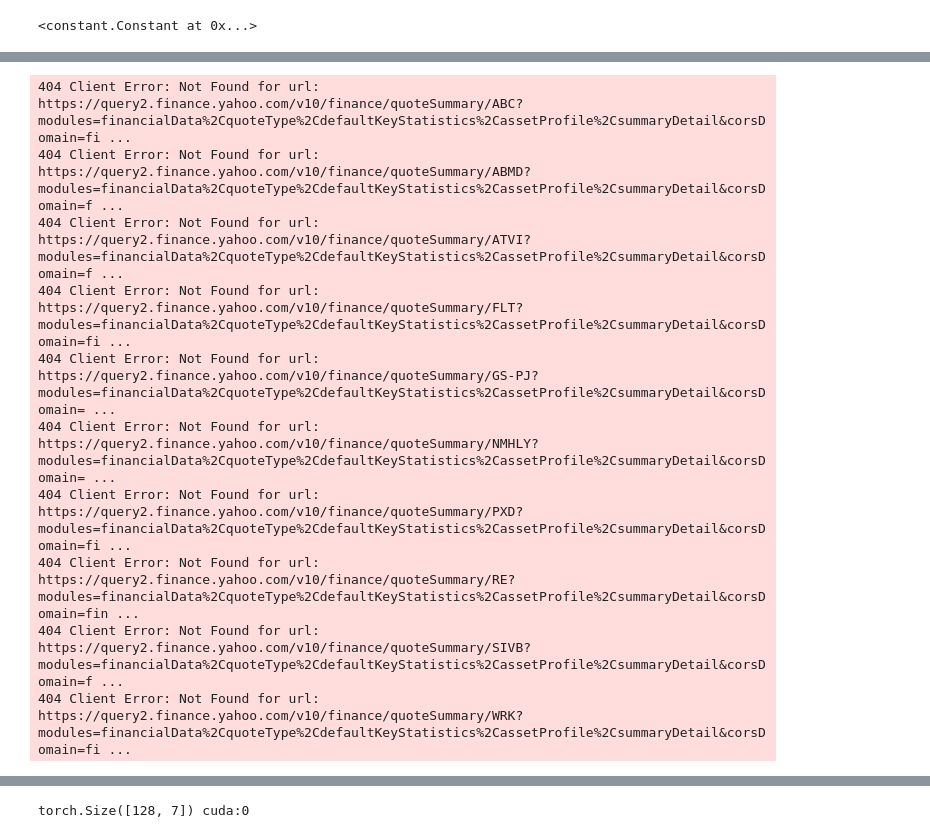
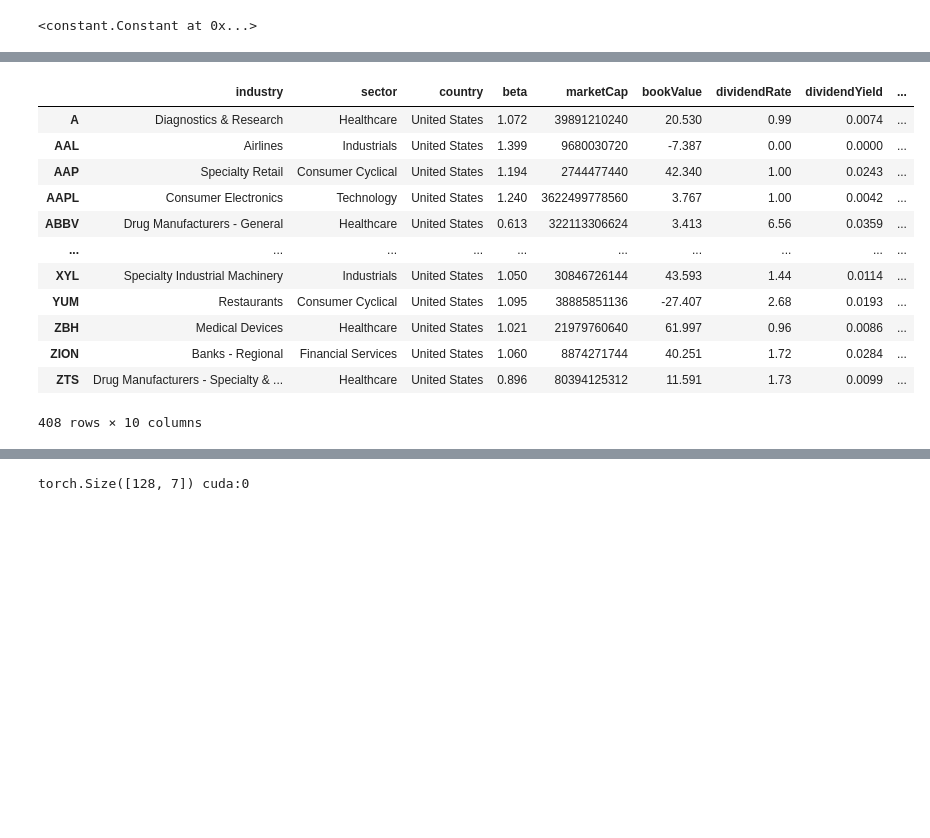
Before and after one commit to luanlam97/Gated_fusion, a Jupyter notebook: main.ipynb, the cells around one changed output, grey strips where cells are left out. Cells and saved outputs as stored; diff of their text form; code cells hidden in the pictures; blank space fills up the shorter version.

```diff
--- a/main.ipynb
+++ b/main.ipynb
@@ -63,16 +65,19 @@ stock
-# %%
-static = get_static_df(stock,  constant.static_variables)
-# %% [output]
-404 Client Error: Not Found for url: https://query2.finance.yahoo.com/v10/finance/quoteSummary/ABC?modules=financialData%2CquoteType%2CdefaultKeyStatistics%2CassetProfile%2CsummaryDetail&corsDomain=fi ...
-404 Client Error: Not Found for url: https://query2.finance.yahoo.com/v10/finance/quoteSummary/ABMD?modules=financialData%2CquoteType%2CdefaultKeyStatistics%2CassetProfile%2CsummaryDetail&corsDomain=f ...
-404 Client Error: Not Found for url: https://query2.finance.yahoo.com/v10/finance/quoteSummary/ATVI?modules=financialData%2CquoteType%2CdefaultKeyStatistics%2CassetProfile%2CsummaryDetail&corsDomain=f ...
-404 Client Error: Not Found for url: https://query2.finance.yahoo.com/v10/finance/quoteSummary/FLT?modules=financialData%2CquoteType%2CdefaultKeyStatistics%2CassetProfile%2CsummaryDetail&corsDomain=fi ...
-404 Client Error: Not Found for url: https://query2.finance.yahoo.com/v10/finance/quoteSummary/GS-PJ?modules=financialData%2CquoteType%2CdefaultKeyStatistics%2CassetProfile%2CsummaryDetail&corsDomain= ...
-404 Client Error: Not Found for url: https://query2.finance.yahoo.com/v10/finance/quoteSummary/NMHLY?modules=financialData%2CquoteType%2CdefaultKeyStatistics%2CassetProfile%2CsummaryDetail&corsDomain= ...
-404 Client Error: Not Found for url: https://query2.finance.yahoo.com/v10/finance/quoteSummary/PXD?modules=financialData%2CquoteType%2CdefaultKeyStatistics%2CassetProfile%2CsummaryDetail&corsDomain=fi ...
-404 Client Error: Not Found for url: https://query2.finance.yahoo.com/v10/finance/quoteSummary/RE?modules=financialData%2CquoteType%2CdefaultKeyStatistics%2CassetProfile%2CsummaryDetail&corsDomain=fin ...
-404 Client Error: Not Found for url: https://query2.finance.yahoo.com/v10/finance/quoteSummary/SIVB?modules=financialData%2CquoteType%2CdefaultKeyStatistics%2CassetProfile%2CsummaryDetail&corsDomain=f ...
-404 Client Error: Not Found for url: https://query2.finance.yahoo.com/v10/finance/quoteSummary/WRK?modules=financialData%2CquoteType%2CdefaultKeyStatistics%2CassetProfile%2CsummaryDetail&corsDomain=fi ...
+# %%
+static
+# %% [output]
+|  | industry | sector | country | beta | marketCap | bookValue | dividendRate | dividendYield | ... |
+| A | Diagnostics & Research | Healthcare | United States | 1.072 | 39891210240 | 20.530 | 0.99 | 0.0074 | ... |
+| AAL | Airlines | Industrials | United States | 1.399 | 9680030720 | -7.387 | 0.00 | 0.0000 | ... |
+| AAP | Specialty Retail | Consumer Cyclical | United States | 1.194 | 2744477440 | 42.340 | 1.00 | 0.0243 | ... |
+| AAPL | Consumer Electronics | Technology | United States | 1.240 | 3622499778560 | 3.767 | 1.00 | 0.0042 | ... |
+| ABBV | Drug Manufacturers - General | Healthcare | United States | 0.613 | 322113306624 | 3.413 | 6.56 | 0.0359 | ... |
+| ... | ... | ... | ... | ... | ... | ... | ... | ... | ... |
+| XYL | Specialty Industrial Machinery | Industrials | United States | 1.050 | 30846726144 | 43.593 | 1.44 | 0.0114 | ... |
+| YUM | Restaurants | Consumer Cyclical | United States | 1.095 | 38885851136 | -27.407 | 2.68 | 0.0193 | ... |
+| ZBH | Medical Devices | Healthcare | United States | 1.021 | 21979760640 | 61.997 | 0.96 | 0.0086 | ... |
+| ZION | Banks - Regional | Financial Services | United States | 1.060 | 8874271744 | 40.251 | 1.72 | 0.0284 | ... |
+| ZTS | Drug Manufacturers - Specialty & ... | Healthcare | United States | 0.896 | 80394125312 | 11.591 | 1.73 | 0.0099 | ... |
+408 rows × 10 columns
 # %%
 static.loc["AAPL"].values
 # %% [output]
```
Also changed, not shown: parts of 45 cells of this notebook, 7 other files.
